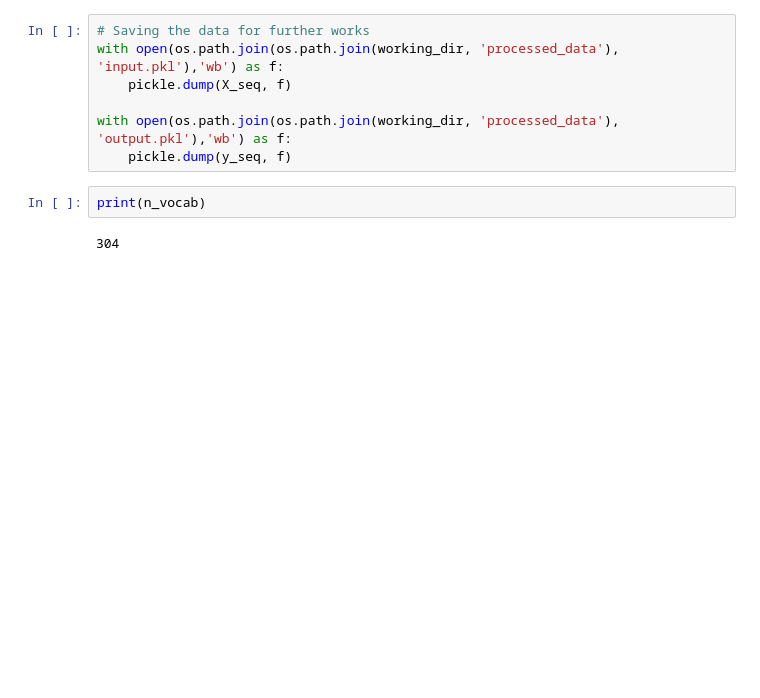
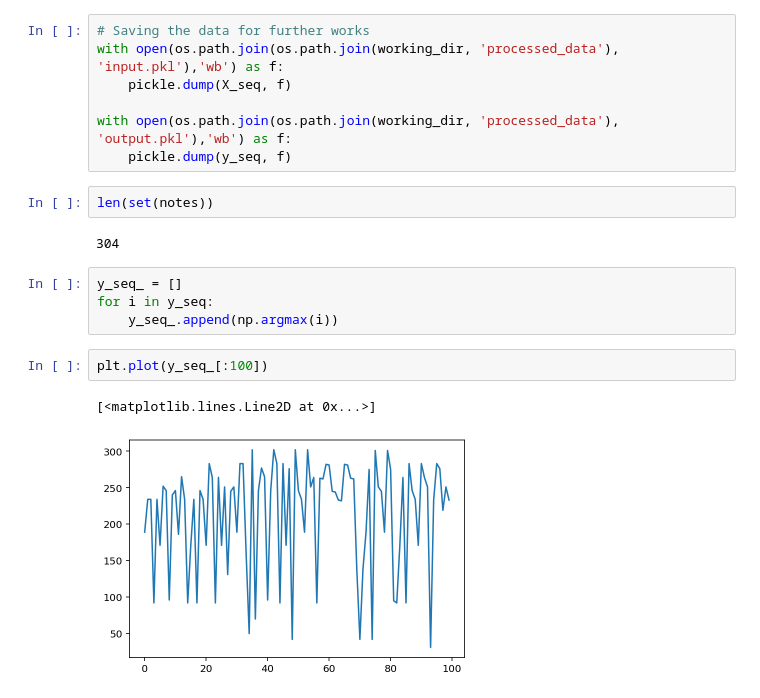
Before and after one commit to Devtown-India/musicGeneration, a Jupyter notebook: mainCodes/data_prep_midi.ipynb, the cells around one changed output. Cells and saved outputs as stored; diff of their text form; blank space fills up the shorter version.

```diff
--- a/mainCodes/data_prep_midi.ipynb
+++ b/mainCodes/data_prep_midi.ipynb
@@ -206,7 +211,16 @@ with open(os.path.join(os.path.join(working_dir, 'processed_data'), 'input.pkl')
 
 with open(os.path.join(os.path.join(working_dir, 'processed_data'), 'output.pkl'),'wb') as f:
     pickle.dump(y_seq, f)
-# %%
-print(n_vocab)
-# %% [output]
-304
+# %%
+len(set(notes))
+# %% [output]
+304
+# %%
+y_seq_ = []
+for i in y_seq:
+    y_seq_.append(np.argmax(i))
+# %%
+plt.plot(y_seq_[:100])
+# %% [output]
+[<matplotlib.lines.Line2D at 0x...>]
+[figure, added]
```
Also changed, not shown: parts of 2 cells of this notebook, 7 other files.
